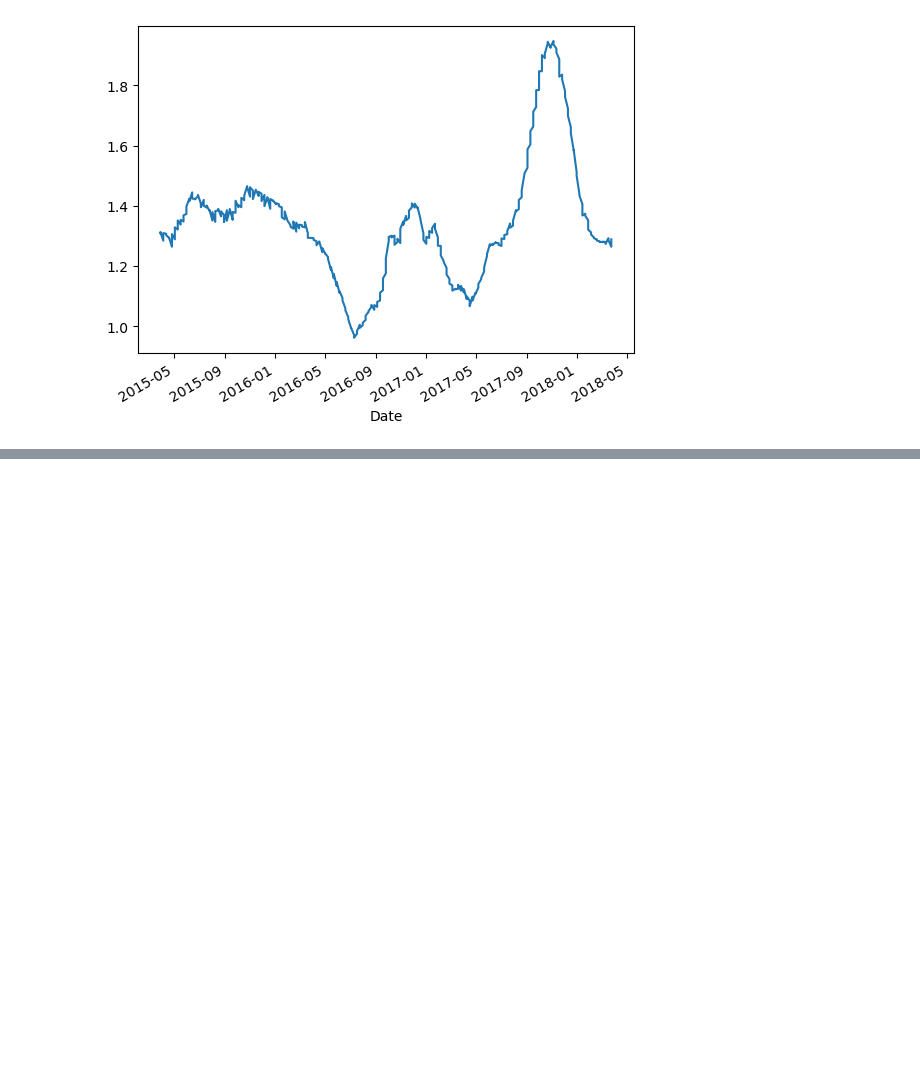
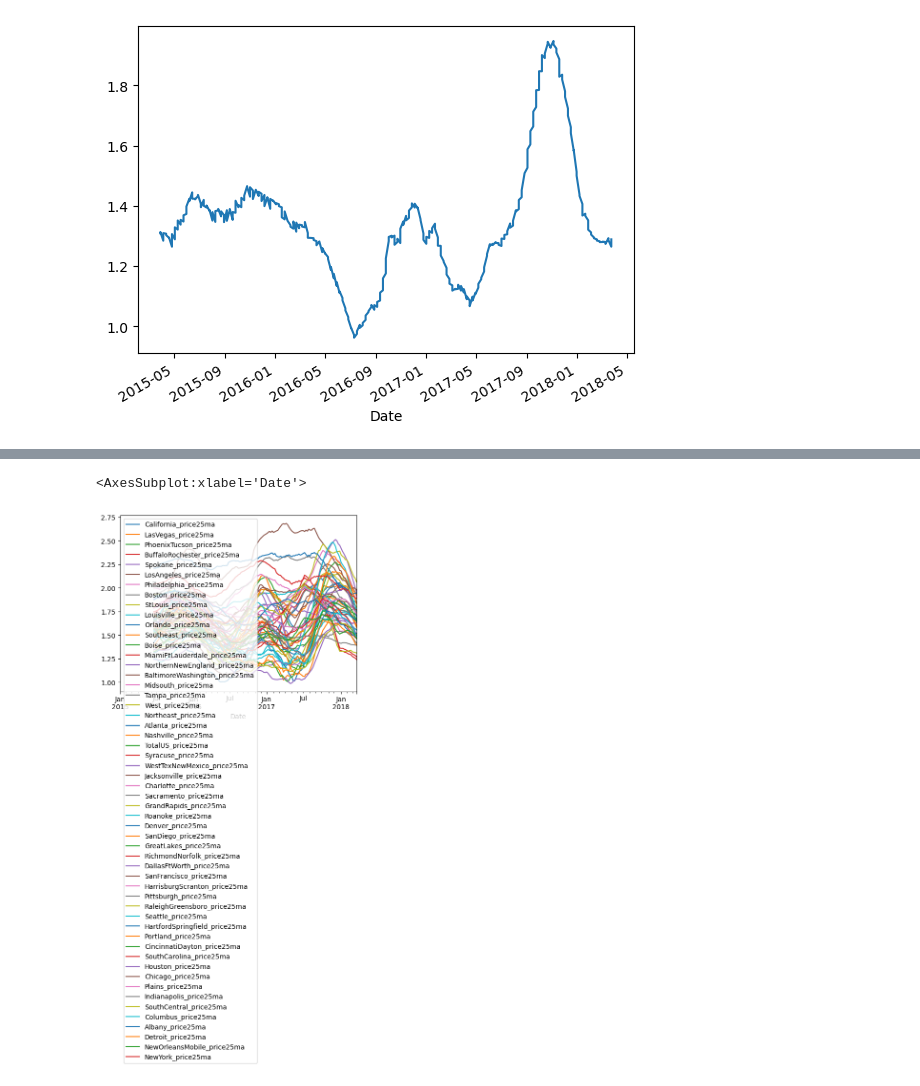
Before and after one commit to SiddheshDaphane/Avocado_price_data_analysis, a Jupyter notebook: Avocado_price.ipynb, the cells around one changed output, grey strips where cells are left out. Saved outputs shown, nothing was run; the diff lists cells and outputs as text; code cells hidden in the pictures; blank space fills up the shorter version.

Commit message:
Avocado Price Data Analysis

```diff
--- a/Avocado_price.ipynb
+++ b/Avocado_price.ipynb
@@ -481,3 +481,23 @@ graph_df["Atlanta_price25ma"].plot()
 # %% [output]
 <AxesSubplot:xlabel='Date'>
 [figure]
+# %%
+df = pd.read_csv("avocado.csv")
+df = df.copy()[df["type"] == "organic"]
+df['Date'] = pd.to_datetime(df["Date"])
+
+df.sort_values(by="Date", ascending=True, inplace=True)
+
+graph_df = pd.DataFrame()  # why doI need dataframe? Because I want to add different columns in the future. I am adding "moving average" just for now.
+
+for region in df['region'].unique():
+    print(region)
+    region_df = df.copy()[df['region']== region]
+    region_df.set_index("Date", inplace= True)
+    region_df.sort_index(inplace=True)
+    region_df[f'{region}_price25ma'] = region_df['AveragePrice'].rolling(25).mean()
+
+    if graph_df.empty:
+        graph_df = region_df[[f'{region}_price25ma']]
+    else:
+        graph_df = graph_df.join(region_df[f'{region}_price25ma'])
@@ -483,0 +522,5 @@ graph_df["Atlanta_price25ma"].plot()
+# %%
+graph_df.plot()
+# %% [output]
+<AxesSubplot:xlabel='Date'>
+[figure, added]
```
Also changed, not shown: parts of 1 cell of this notebook.
